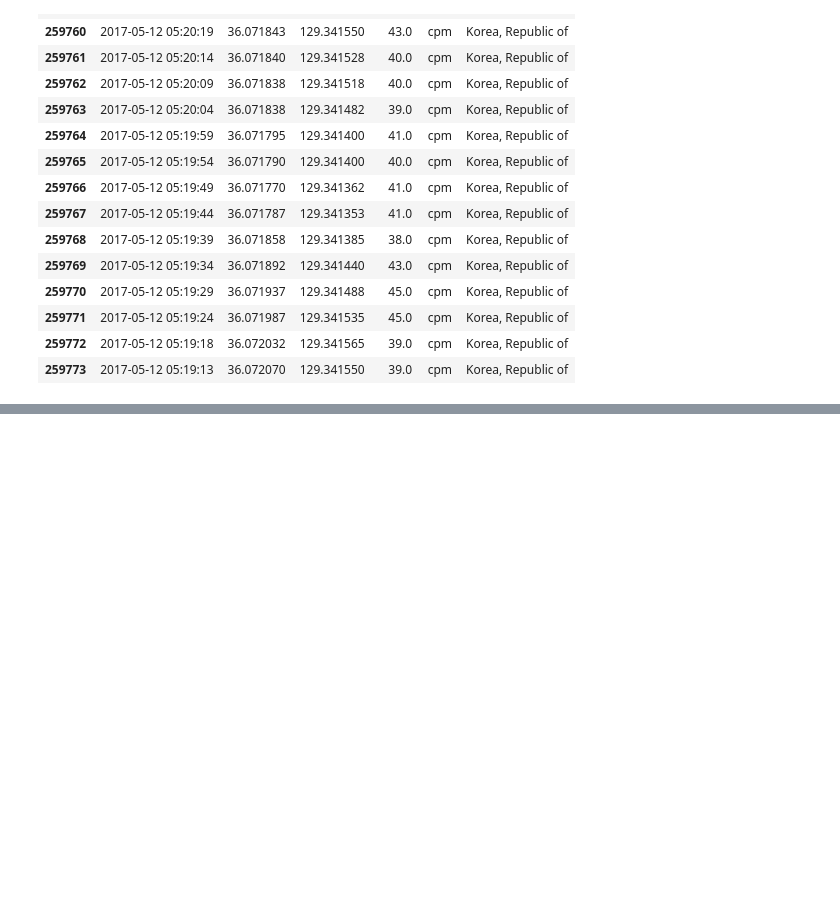
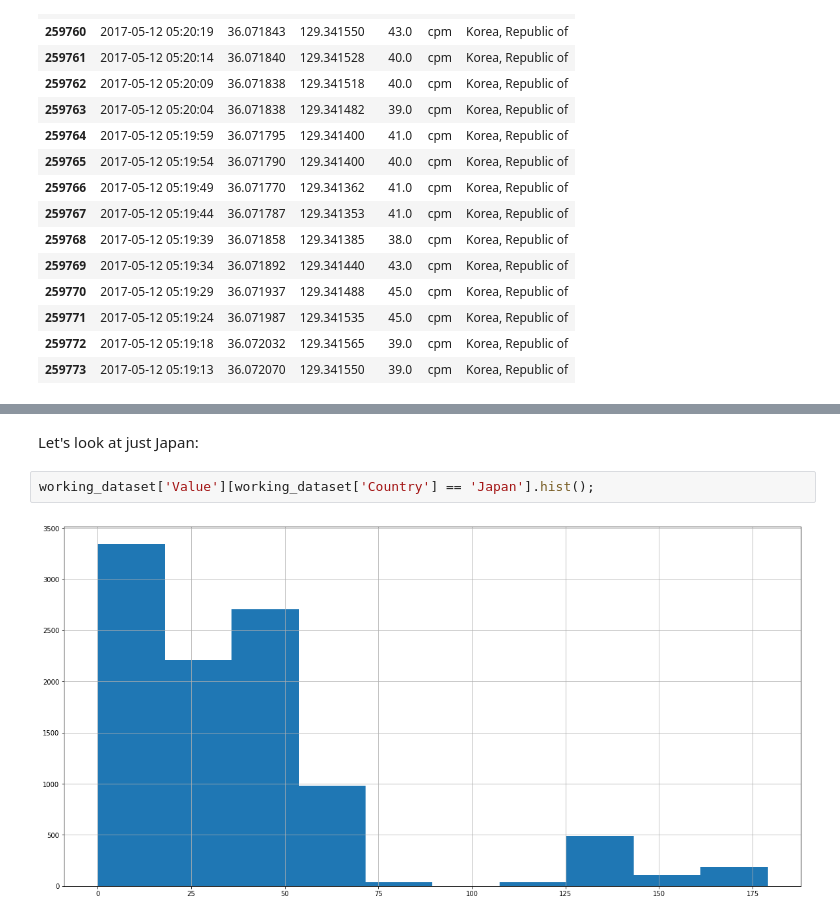
Before and after one commit to mattwalden014/code1161base, a Jupyter notebook: open_data_project/MJW_open_data_project.ipynb, the cells around one changed output, grey strips where cells are left out. Saved outputs shown, nothing was run; the diff lists cells and outputs as text; blank space fills up the shorter version.

```diff
--- a/open_data_project/MJW_open_data_project.ipynb
+++ b/open_data_project/MJW_open_data_project.ipynb
@@ -272,0 +294,6 @@ working_dataset.to_csv('last_working_set.csv', index=False)
+# %% [markdown]
+Let's look at just Japan:
+# %%
+working_dataset['Value'][working_dataset['Country'] == 'Japan'].hist();
+# %% [output]
+[figure, added]
```
Also changed, not shown: parts of 34 cells of this notebook.
